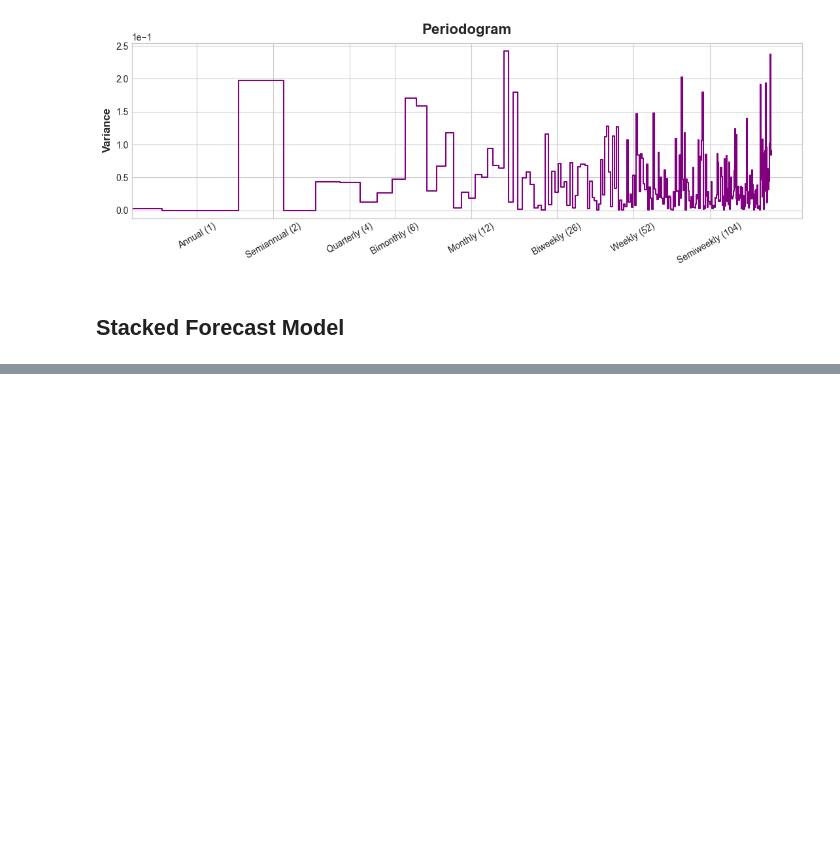
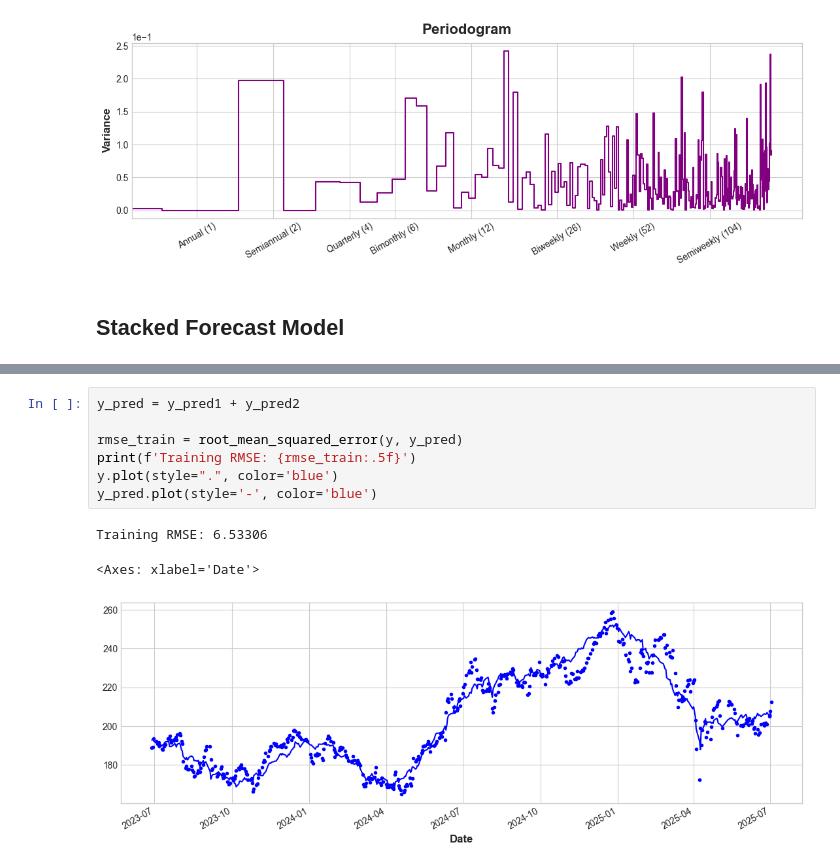
Before and after one commit to OnurKerimoglu/stocks_forecasting, a Jupyter notebook: nb/price_component_analysis.ipynb, the cells around one changed output, grey strips where cells are left out. Drawn from its saved outputs; the diff is of its cells as text; blank space fills up the shorter version.

```diff
--- a/nb/price_component_analysis.ipynb
+++ b/nb/price_component_analysis.ipynb
@@ -427,0 +452,11 @@ Test RMSE: 39.37081
+# %%
+y_pred = y_pred1 + y_pred2
+
+rmse_train = root_mean_squared_error(y, y_pred)
+print(f'Training RMSE: {rmse_train:.5f}')
+y.plot(style=".", color='blue')
+y_pred.plot(style='-', color='blue')
+# %% [output]
+Training RMSE: 6.53306
+<Axes: xlabel='Date'>
+[figure, added]
```
Also changed, not shown: parts of 9 cells of this notebook.
